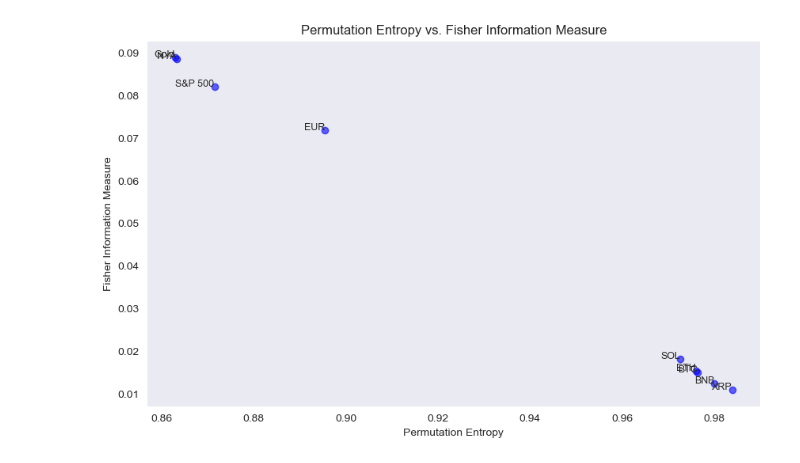
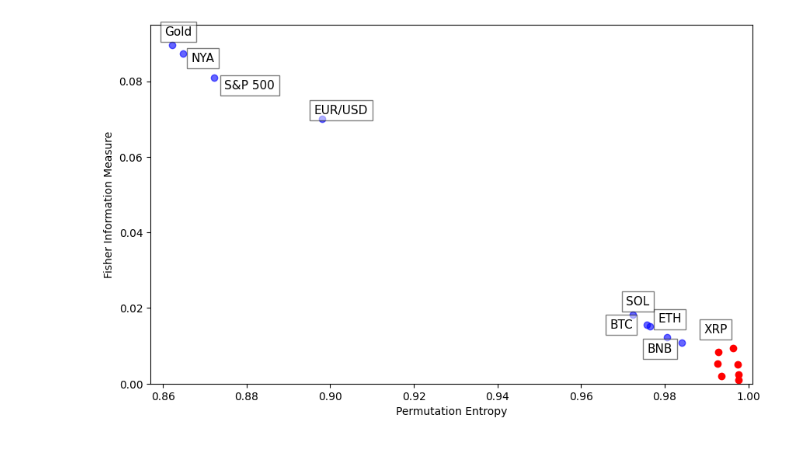
Before and after one commit to Traivok/bss, a Jupyter notebook: main.ipynb, the cells around one changed output. Drawn from its saved outputs; the diff is of its cells as text; code cells hidden in the pictures.

```diff
--- a/main.ipynb
+++ b/main.ipynb
@@ -108,0 +4,17 @@ plt.show()
+# %%
+import numpy as np
+import pandas as pd
+import seaborn as sns
+import matplotlib as plt
+
+csv_files = [
+    ('BTC-USD.csv', 'BTC'),
+    ('BNB-USD.csv', 'BNB'),
+    ('ETH-USD.csv', 'ETH'),
+    ('SOL-USD.csv', 'SOL'),
+    ('XRP-USD.csv', 'XRP'),
+    ('EURUSD=X.csv', 'EUR∕USD'),
+    ('NYA.csv', 'NYA'),
+    ('CMX.csv', 'Gold'),
+    ('SNP.csv', 'S&P 500'),
+]
@@ -215,7 +459,9 @@ plt.show()
 # %%
-from matplotlib import patches
+import matplotlib #import patches
 from mfn.entropy import MFN
-
+from math import sqrt
+from adjustText import adjust_text
+#matplotlib.use("WebAgg")
 means = []
 
 for f, name in csv_files:
@@ -241,15 +487,78 @@ labels = [name for _, name in means]  # Labels
 plt.figure(figsize=(10, 6))
 plt.scatter(x, y, color='blue', alpha=0.6)
 
+#BEGIN IDEAL REGION
+plt.xlim(0.857, 1.001)
+plt.ylim(0, 0.095)
+mean = 0.5   # Mean of the normal distribution
+std_dev = 0.5  # Standard deviation of the normal distribution
+# Define the interval
+low_pe = 0.99
+high_pe = 1
+low_fim = 0
+high_fim = 0.01
+# Generate random floats from the normal distribution
+random_floats = np.random.normal(loc=mean, scale=std_dev, size=10000)
+# Truncate the random floats to the desired interval
+rf_pe = random_floats[(random_floats >= low_pe) & (random_floats <= high_pe)]
+rf_fim = random_floats[(random_floats >= low_fim) & (random_floats <= high_fim)]
+plt.scatter(rf_pe[:7], rf_fim[:7], color='red')
+#print(f"{rf_fim[:10]} and {rf_pe[:10]}") # check if size is the same
+#Highlighting and labeling the ideal circular region
+# Ensure the aspect ratio is equal to maintain the shape of the circle
+# Set labels and title
+# Show the plot
+# circle = Circle(
+#     (0.92, 0.02),
+#     linewidth=10,
+#     edgecolor='red',
+#     fill=True,
+#     facecolor='none'#,
+#     #linestyle='--'
+# )
+
+# # Adding the label
+# plt.text(
+#     ideal_center_x,
+#     ideal_center_y + radius * 0.1,
+#     'Ideal Region',
+#     color='red',
+#     fontsize=12,
+#     ha='center'
+# )
+#END OF IDEAL REGION
+
 # Adding labels to the points
+texts = []
 for i, label in enumerate(labels):
-    plt.text(x[i], y[i], label, fontsize=9, ha='right')
+    text = plt.text(x[i], y[i], label,bbox=dict(facecolor='white', alpha=0.5), fontsize=11, ha='center')
+    texts.append(text)
+
+# Adjust the text positions to avoid overlaps
+adjust_text(texts, force_text=(0.5,0.5), expand=(1.7,1.3), force_explode=(0.01,0.02))
+
+ideal_center_x = rf_pe[:7].mean()
+ideal_center_y = rf_fim[:7].mean()
+radius = 0.1 * (rf_pe[:7].max() - rf_fim[:7].min())  # Adjust radius size as needed
+print(f"{ideal_center_x}\n{ideal_center_y}")
 
 # Setting the axis labels and title
 plt.xlabel('Permutation Entropy')
 plt.ylabel('Fisher Information Measure')
-plt.title('Permutation Entropy vs. Fisher Information Measure')
+#plt.title('Permutation Entropy vs. Fisher Information Measure')
 plt.grid(False)
 plt.savefig(f'imgs/means_mfn.png')
 plt.show()
+
+#Gerando Distância dos ativos .csv
+dist = []
+for index, (v1, v2, v3) in enumerate(zip(x, y, labels)):
+    distance = sqrt(((1-v1)**2) + ((v2)**2)) # como é zero não coloquei(0-v2)
+    label = v3
+    dist.append((distance, label))
+
+data = list(dist)
+df = pd.DataFrame(data, columns=["Distance from (1,0)", "Asset name"])
+df.to_csv('dist_asset.csv', index=False)
+print(f"{df}\n{x[0]}\n{y[0]}\n{labels[0]}")
 # %% [output]
@@ -256 +567 @@ plt.show()
-[figure, old version]
+[figure, new version]
```
Also changed, not shown: parts of 25 cells of this notebook, 3 other files.
